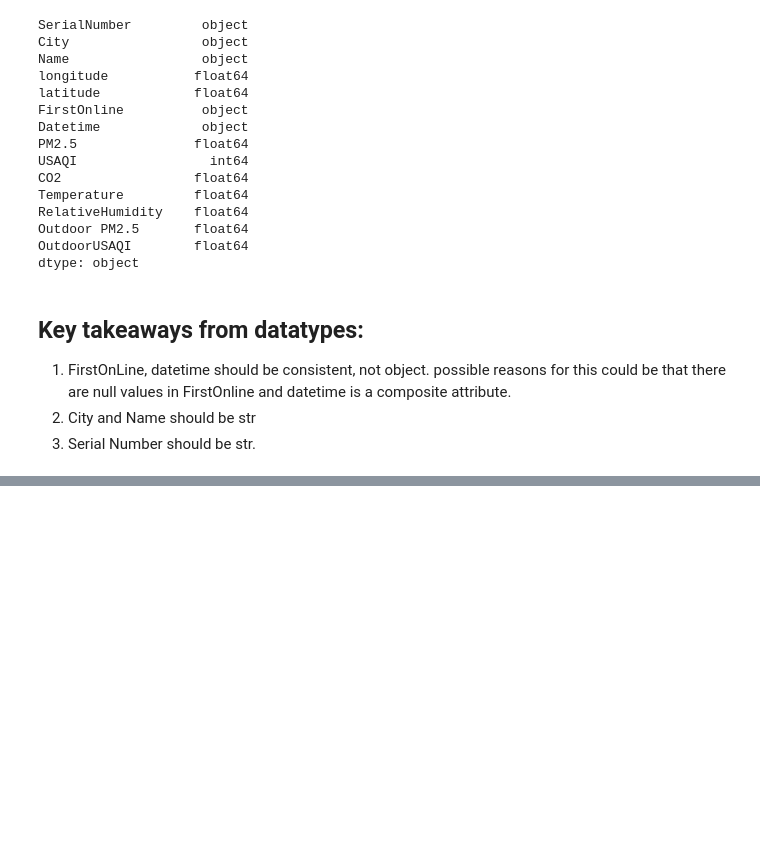
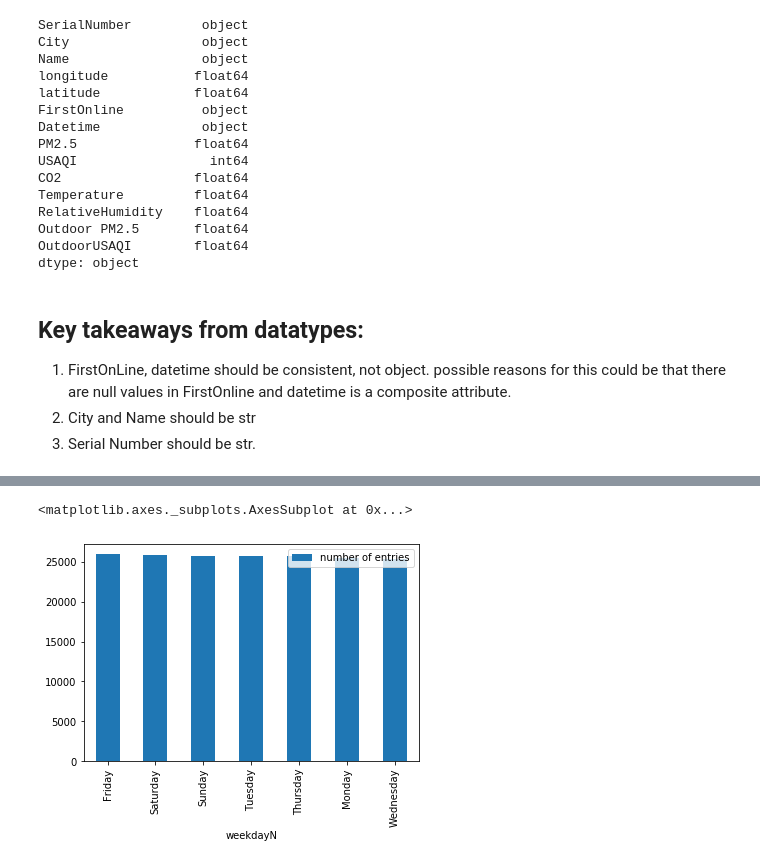
Before and after one commit to Rayyan98/airQualityDeepLearning, a Jupyter notebook: code/exploringData.ipynb, the cells around one changed output, grey strips where cells are left out. Saved outputs shown, nothing was run; the diff lists cells and outputs as text; code cells hidden in the pictures; blank space fills up the shorter version.

Commit message:
column for weekday and their count

```diff
--- a/code/exploringData.ipynb
+++ b/code/exploringData.ipynb
@@ -346,0 +360,4 @@ dtype: object
+# %%
+data.Datetime = pd.to_datetime(data['Datetime'])
+data.dtypes
+data.Datetime.head()
@@ -346,0 +371,4 @@ dtype: object
+# %%
+data['weekday'] = data['Datetime'].dt.dayofweek
+data['weekdayName'] = data.Datetime.dt.day_name()
+data.loc[data['weekday'] == 6].head()
@@ -346,0 +382,10 @@ dtype: object
+# %%
+#weekdays = data.groupby('weekdayN').count()
+
+weekdayCount = data.groupby('weekdayName').size().reset_index(name='number of entries').sort_values('number of entries',ascending=False)
+weekdayCount.set_index('weekdayName', inplace = True)
+# %%
+weekdayCount.plot(kind='bar')
+# %% [output]
+<matplotlib.axes._subplots.AxesSubplot at 0x...>
+[figure, added]
```
Also changed, not shown: parts of 4 cells of this notebook.
